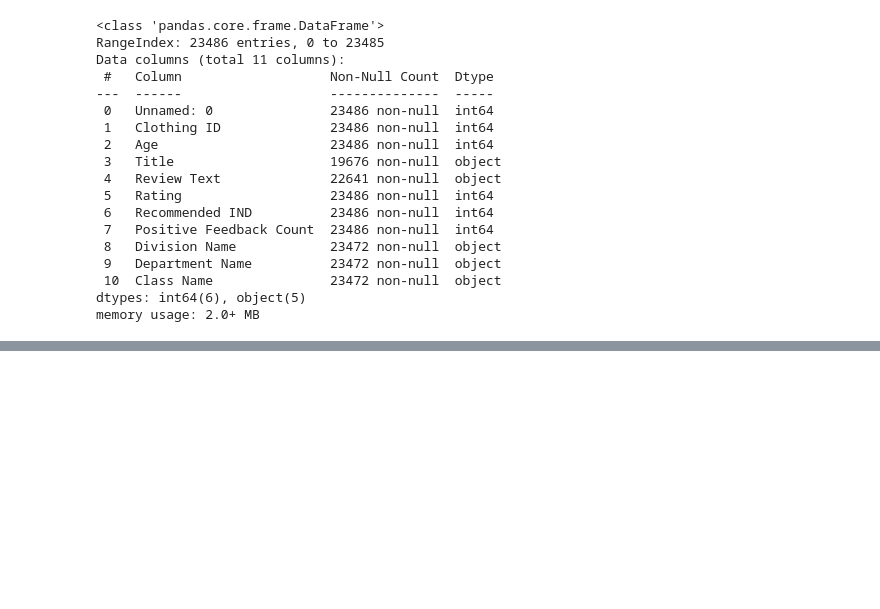
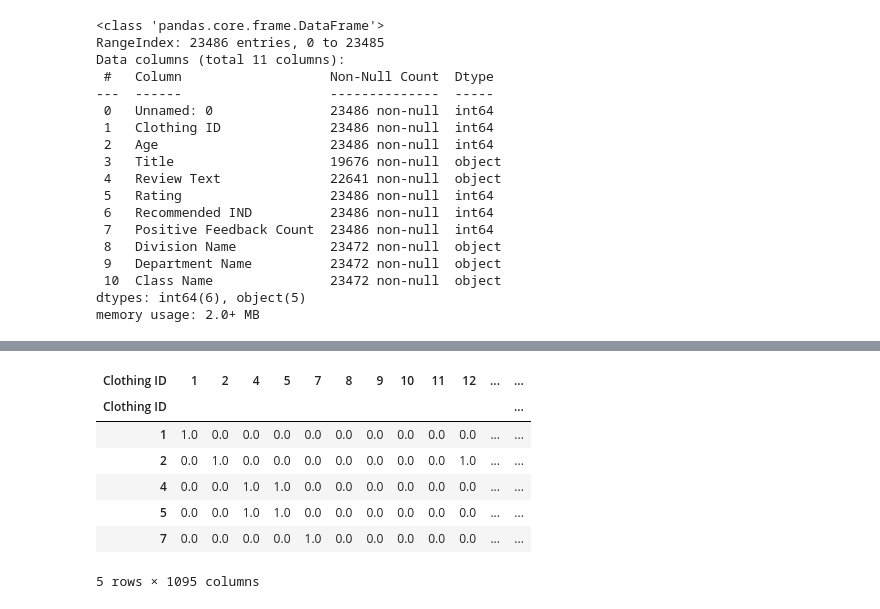
Before and after one commit to AleksandrMorozov123/Deep-learning-for-NLP, a Jupyter notebook: recommender-systems.ipynb, the cells around one changed output, grey strips where cells are left out. Drawn from its saved outputs; the diff is of its cells as text; code cells hidden in the pictures; blank space fills up the shorter version.

```diff
--- a/recommender-systems.ipynb
+++ b/recommender-systems.ipynb
@@ -156,0 +176,6 @@ def get_recommendation_cv(product_id, df, similarity, n=10):
+# %%
+# item-to-item collaborative filtering
+
+items_purchase_df = (data1.groupby(['Clothing ID', 'Class Name'])['Rating'].
+sum().unstack().reset_index().fillna(0).set_index('Clothing ID'))
+items_purchase_df.head()
@@ -156,0 +190,15 @@ def get_recommendation_cv(product_id, df, similarity, n=10):
+# %%
+items_purchase_df = items_purchase_df.map(encode_units)
+item_similarities = cosine_similarity(items_purchase_df)
+item_similarity_data = pd.DataFrame(item_similarities,
+                                    index=items_purchase_df.index,columns=items_purchase_df.index)
+item_similarity_data.head()
+# %% [output]
+| Clothing ID | 1 | 2 | 4 | 5 | 7 | 8 | 9 | 10 | 11 | 12 | ... | ... |
+| Clothing ID |  |  |  |  |  |  |  |  |  |  |  | ... |
+| 1 | 1.0 | 0.0 | 0.0 | 0.0 | 0.0 | 0.0 | 0.0 | 0.0 | 0.0 | 0.0 | ... | ... |
+| 2 | 0.0 | 1.0 | 0.0 | 0.0 | 0.0 | 0.0 | 0.0 | 0.0 | 0.0 | 1.0 | ... | ... |
+| 4 | 0.0 | 0.0 | 1.0 | 1.0 | 0.0 | 0.0 | 0.0 | 0.0 | 0.0 | 0.0 | ... | ... |
+| 5 | 0.0 | 0.0 | 1.0 | 1.0 | 0.0 | 0.0 | 0.0 | 0.0 | 0.0 | 0.0 | ... | ... |
+| 7 | 0.0 | 0.0 | 0.0 | 0.0 | 1.0 | 0.0 | 0.0 | 0.0 | 0.0 | 0.0 | ... | ... |
+5 rows × 1095 columns
```
Also changed, not shown: parts of 16 cells of this notebook.
